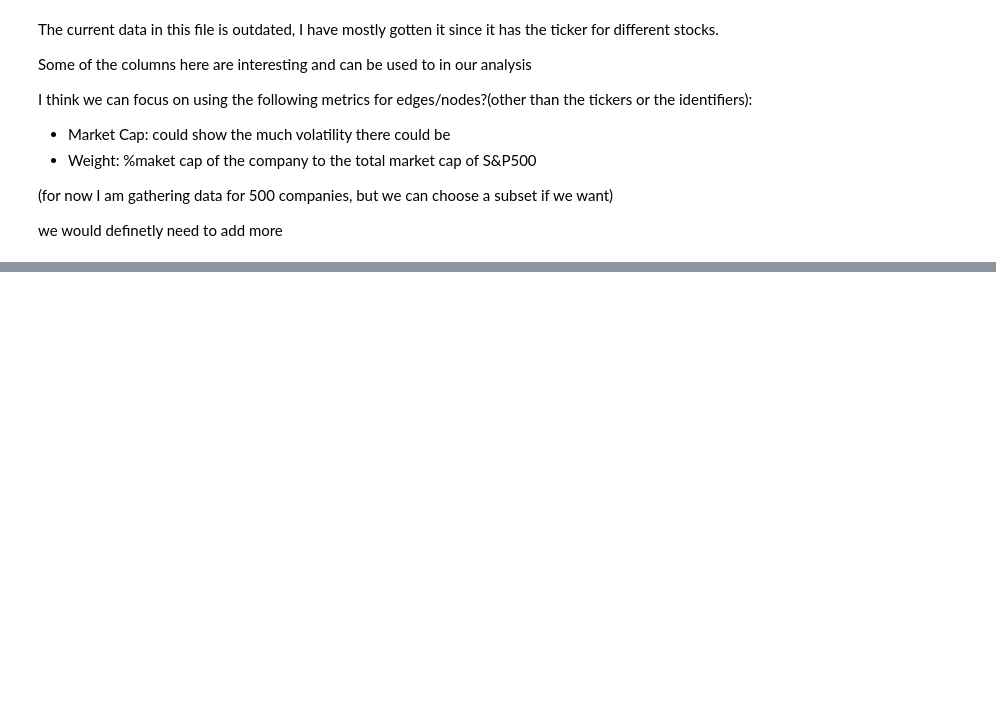
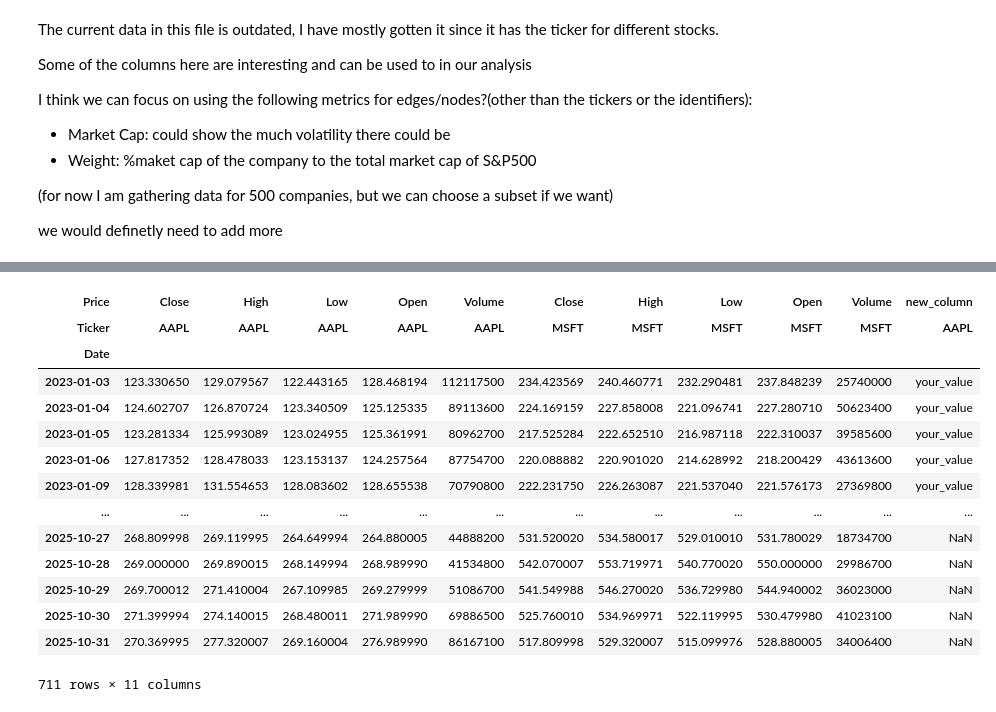
Before and after one commit to hvgupta/COMP4222_F25-26, a Jupyter notebook: research.ipynb, the cells around one changed output, grey strips where cells are left out. Cells and saved outputs as stored; diff of their text form; code cells hidden in the pictures; blank space fills up the shorter version.

```diff
--- a/research.ipynb
+++ b/research.ipynb
@@ -39,0 +59,3 @@ we would definetly need to add more
+# %%
+aapl = yf.download("AAPL", start="2023-01-01", end="2025-11-01")
+msft = yf.download("MSFT", start="2023-01-01", end="2025-11-01")
@@ -39,0 +65,2 @@ we would definetly need to add more
+# %%
+h = pd.merge(aapl, msft, left_index=True, right_index=True, suffixes=("_AAPL", "_MSFT"))
@@ -39,0 +101,23 @@ we would definetly need to add more
+# %%
+l = h.copy()
+# %%
+# Add a new column to the entire dataframe for the filtered date range
+l.loc['2023-01-01':'2023-03-31', ('new_column', 'AAPL')] = 'your_value'
+# %%
+l
+# %% [output]
+| Price | Close | High | Low | Open | Volume | Close | High | Low | Open | Volume | new_column |
+| Ticker | AAPL | AAPL | AAPL | AAPL | AAPL | MSFT | MSFT | MSFT | MSFT | MSFT | AAPL |
+| Date |  |  |  |  |  |  |  |  |  |  |  |
+| 2023-01-03 | 123.330650 | 129.079567 | 122.443165 | 128.468194 | 112117500 | 234.423569 | 240.460771 | 232.290481 | 237.848239 | 25740000 | your_value |
+| 2023-01-04 | 124.602707 | 126.870724 | 123.340509 | 125.125335 | 89113600 | 224.169159 | 227.858008 | 221.096741 | 227.280710 | 50623400 | your_value |
+| 2023-01-05 | 123.281334 | 125.993089 | 123.024955 | 125.361991 | 80962700 | 217.525284 | 222.652510 | 216.987118 | 222.310037 | 39585600 | your_value |
+| 2023-01-06 | 127.817352 | 128.478033 | 123.153137 | 124.257564 | 87754700 | 220.088882 | 220.901020 | 214.628992 | 218.200429 | 43613600 | your_value |
+| 2023-01-09 | 128.339981 | 131.554653 | 128.083602 | 128.655538 | 70790800 | 222.231750 | 226.263087 | 221.537040 | 221.576173 | 27369800 | your_value |
+| ... | ... | ... | ... | ... | ... | ... | ... | ... | ... | ... | ... |
+| 2025-10-27 | 268.809998 | 269.119995 | 264.649994 | 264.880005 | 44888200 | 531.520020 | 534.580017 | 529.010010 | 531.780029 | 18734700 | NaN |
+| 2025-10-28 | 269.000000 | 269.890015 | 268.149994 | 268.989990 | 41534800 | 542.070007 | 553.719971 | 540.770020 | 550.000000 | 29986700 | NaN |
+| 2025-10-29 | 269.700012 | 271.410004 | 267.109985 | 269.279999 | 51086700 | 541.549988 | 546.270020 | 536.729980 | 544.940002 | 36023000 | NaN |
+| 2025-10-30 | 271.399994 | 274.140015 | 268.480011 | 271.989990 | 69886500 | 525.760010 | 534.969971 | 522.119995 | 530.479980 | 41023100 | NaN |
+| 2025-10-31 | 270.369995 | 277.320007 | 269.160004 | 276.989990 | 86167100 | 517.809998 | 529.320007 | 515.099976 | 528.880005 | 34006400 | NaN |
+711 rows × 11 columns
```
Also changed, not shown: parts of 43 cells of this notebook, 7 other files.
